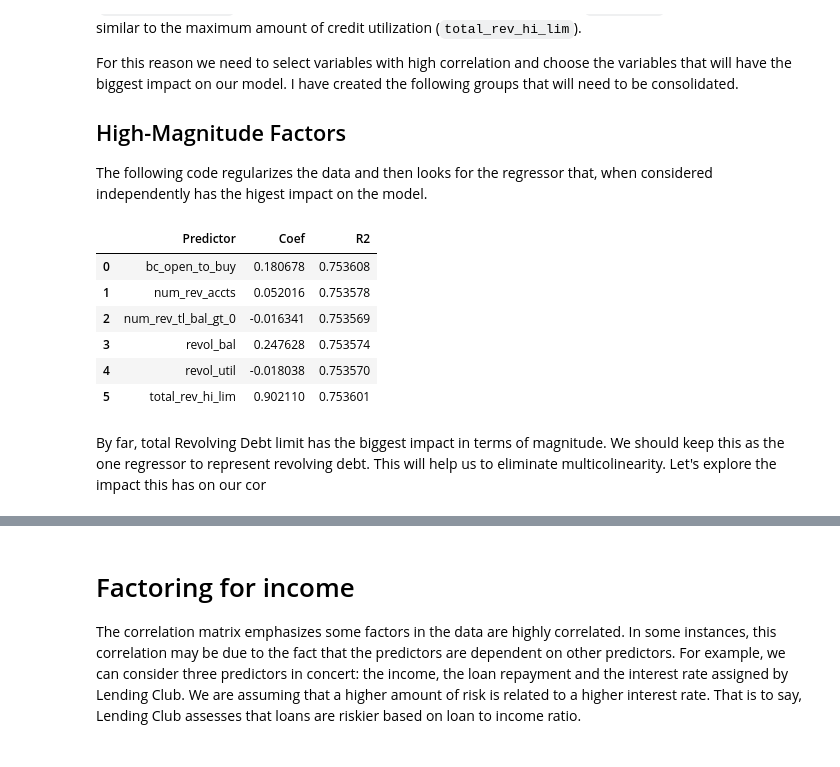
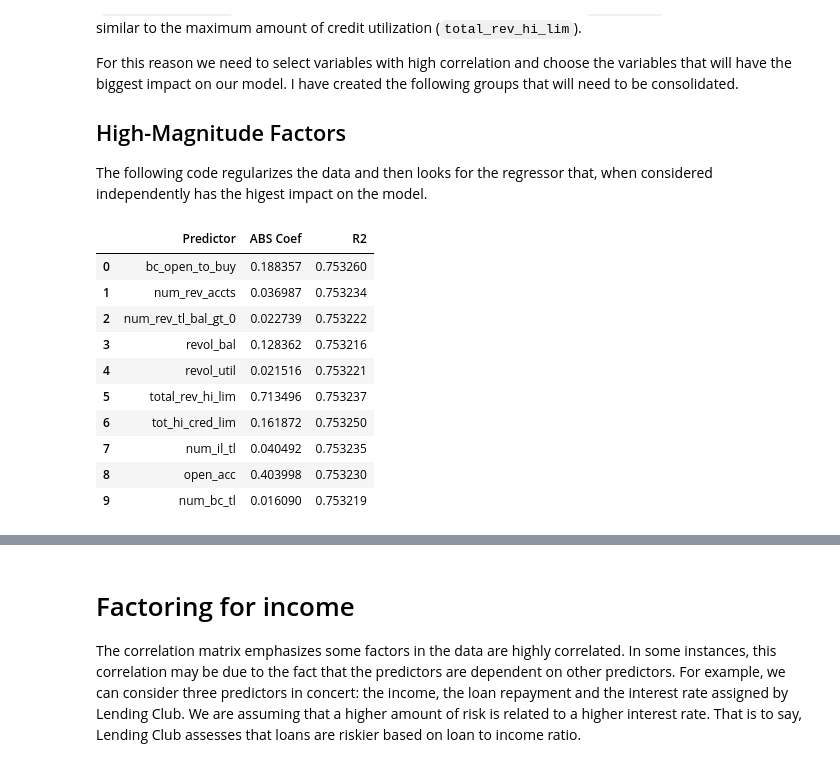
Before and after one commit to Polkaguy/Final-Project, a Jupyter notebook: Final_Project_Pavan.ipynb, the cells around one changed output, grey strips where cells are left out. Drawn from its saved outputs; the diff is of its cells as text; code cells hidden in the pictures.

Commit message:
Removing similar regressors.

```diff
--- a/Final_Project_Pavan.ipynb
+++ b/Final_Project_Pavan.ipynb
@@ -75,7 +75,7 @@ else:
     for csv in csvs:
         path = basepath + csv
         print("Reading",path)
-        tdf = pd.read_csv(path,header=1,low_memory=False,)
+        tdf = pd.read_csv(path,header=1,low_memory=False)
         df=df.append(tdf)
 
 df.reset_index(inplace=True) # This will help with joining back data if necessary.
@@ -433,42 +433,48 @@ The following code regularizes the data and then looks for the regressor that, w
 # %%
 # Create standardized dataframe
 std_df = nonnan_df.copy()
 std_df.drop(columns=['out_prncp', 'out_prncp_inv'],inplace=True) # Drop because there is no variation in these columns
 y=nonnan_df['total_pymnt']/nonnan_df['loan_amnt']
 for col in std_df.columns:
     std_df[col] = (std_df[col] - std_df[col].min()) / (std_df[col].max() - std_df[col].min())
 x_full=std_df.drop(columns=['loan_amnt','loan_amnt'])
 # Revolving debt maximum related variables
 revolving = [
     'bc_open_to_buy',
     'num_rev_accts',
     'num_rev_tl_bal_gt_0',
     'revol_bal',
     'revol_util',
-    'total_rev_hi_lim'
+    'total_rev_hi_lim',
+    'tot_hi_cred_lim',
+    'num_il_tl',
+    'open_acc',
+    'num_bc_tl'
 ]
 
-test_df = pd.DataFrame(columns=['Predictor','Coef','R2'])
+test_df = pd.DataFrame(columns=['Predictor','ABS Coef','R2'])
 for col in revolving:
     cols_to_drop = revolving.copy()
     cols_to_drop.remove(col)
     x=x_full.drop(columns=cols_to_drop)
     test_reg = LinearRegression().fit(x,y)
     test_coef = test_reg.coef_[list(x.columns).index(col)]
     test_score = test_reg.score(x,y)
     test_df = test_df.append({
         'Predictor':col,
-        'Coef':test_coef,
+        'ABS Coef':abs(test_coef),
         'R2':test_score
     },ignore_index=True)
 test_df
 # %% [output]
-|  | Predictor | Coef | R2 |
-| 0 | bc_open_to_buy | 0.180678 | 0.753608 |
-| 1 | num_rev_accts | 0.052016 | 0.753578 |
-| 2 | num_rev_tl_bal_gt_0 | -0.016341 | 0.753569 |
-| 3 | revol_bal | 0.247628 | 0.753574 |
-| 4 | revol_util | -0.018038 | 0.753570 |
-| 5 | total_rev_hi_lim | 0.902110 | 0.753601 |
+|  | Predictor | ABS Coef | R2 |
+| 0 | bc_open_to_buy | 0.188357 | 0.753260 |
+| 1 | num_rev_accts | 0.036987 | 0.753234 |
+| 2 | num_rev_tl_bal_gt_0 | 0.022739 | 0.753222 |
+| 3 | revol_bal | 0.128362 | 0.753216 |
+| 4 | revol_util | 0.021516 | 0.753221 |
+| 5 | total_rev_hi_lim | 0.713496 | 0.753237 |
+| 6 | tot_hi_cred_lim | 0.161872 | 0.753250 |
+| 7 | num_il_tl | 0.040492 | 0.753235 |
+| 8 | open_acc | 0.403998 | 0.753230 |
+| 9 | num_bc_tl | 0.016090 | 0.753219 |
-# %% [markdown]
-By far, total Revolving Debt limit has the biggest impact in terms of magnitude. We should keep this as the one regressor to represent revolving debt. This will help us to eliminate multicolinearity. Let's explore the impact this has on our cor
```
Also changed, not shown: parts of 28 cells of this notebook, 1 other file.
